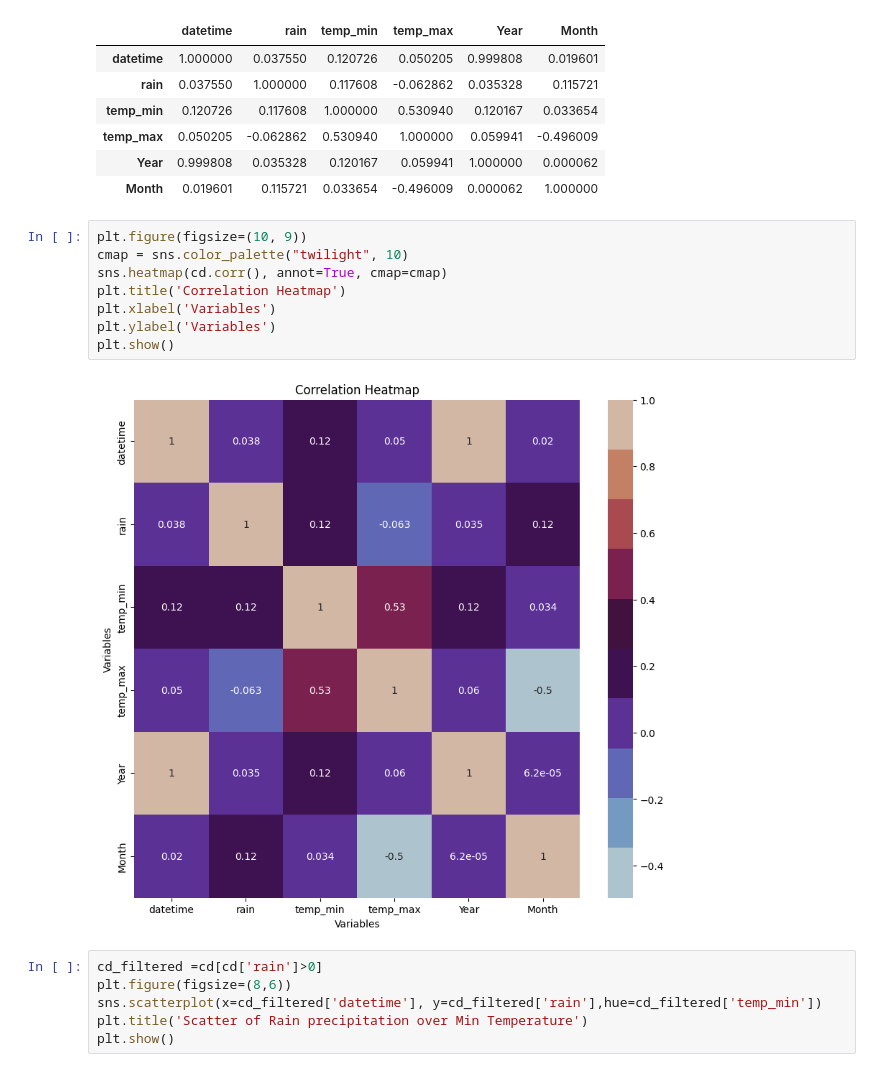
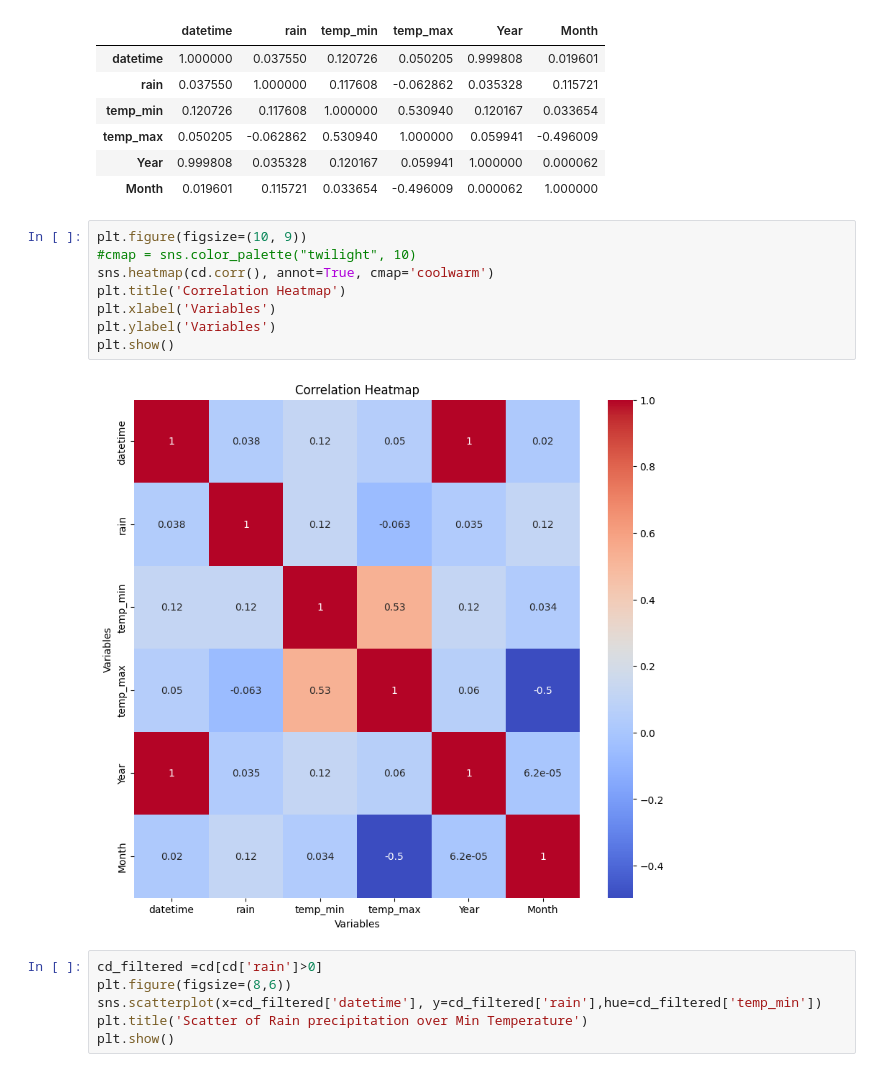
Before and after one commit to harishkodidela/Data-Science-Project, a Jupyter notebook: Precipitation_Pred.ipynb, the cells around one changed output. Saved outputs shown, nothing was run; the diff lists cells and outputs as text.

```diff
--- a/Precipitation_Pred.ipynb
+++ b/Precipitation_Pred.ipynb
@@ -287,14 +288,14 @@ cd.corr()
 | Month | 0.019601 | 0.115721 | 0.033654 | -0.496009 | 0.000062 | 1.000000 |
 # %%
 plt.figure(figsize=(10, 9))
-cmap = sns.color_palette("twilight", 10)
-sns.heatmap(cd.corr(), annot=True, cmap=cmap)
+#cmap = sns.color_palette("twilight", 10)
+sns.heatmap(cd.corr(), annot=True, cmap='coolwarm')
 plt.title('Correlation Heatmap')
 plt.xlabel('Variables')
 plt.ylabel('Variables')
 plt.show()
 # %% [output]
-[figure, old version]
+[figure, new version]
 # %%
 cd_filtered =cd[cd['rain']>0]
 plt.figure(figsize=(8,6))
```
Also changed, not shown: parts of 4 cells of this notebook.
